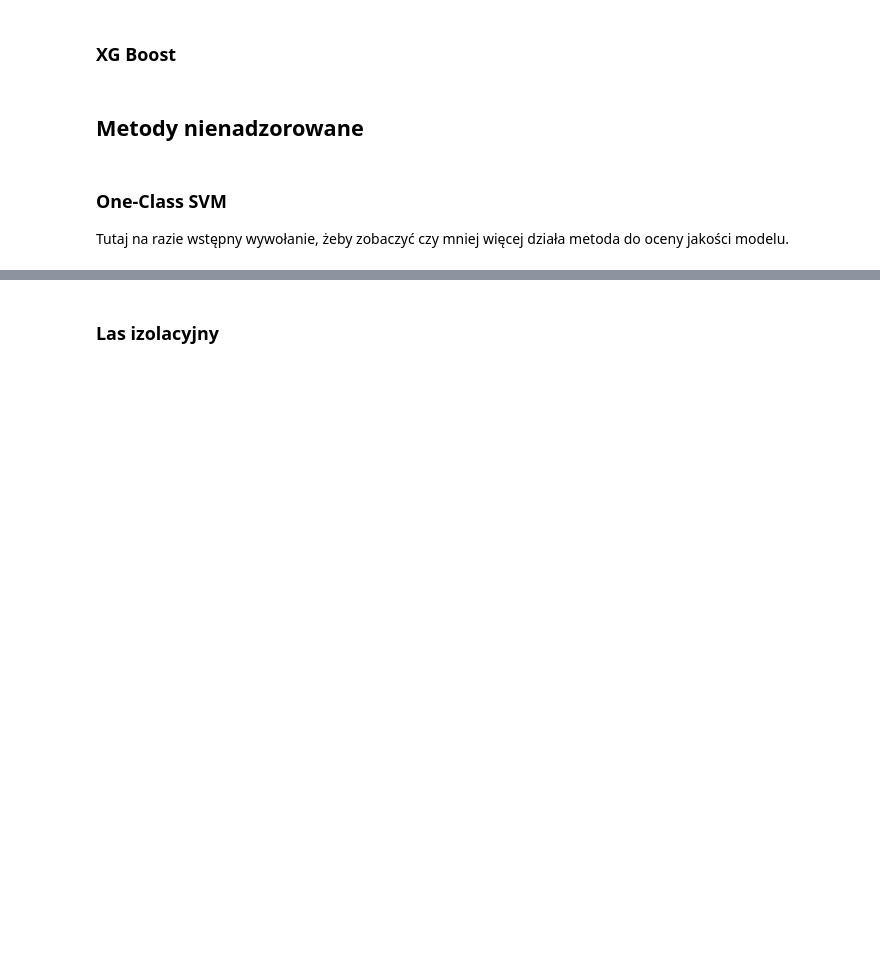
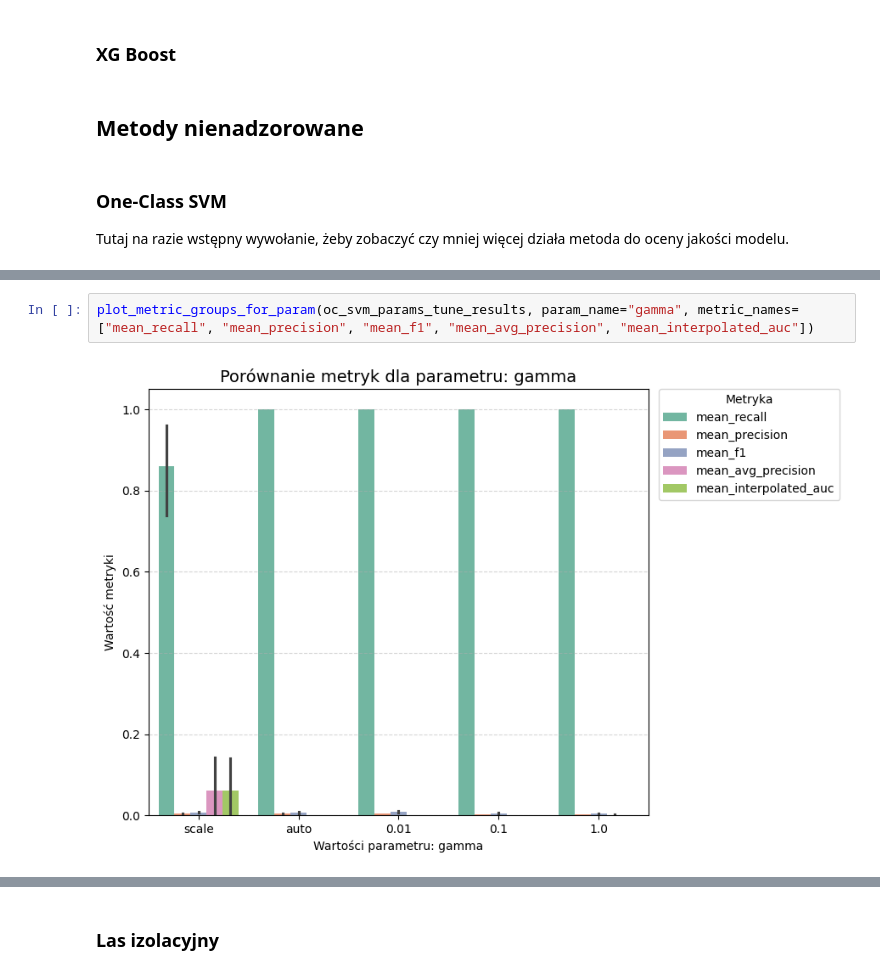
Before and after one commit to Sarnapa/Credit-Card-Fraud-Detection, a Jupyter notebook: Notebooks/CreditCardFraudDetection_AnomalyDetectionAnalysis.ipynb, the cells around one changed output, grey strips where cells are left out. Saved outputs shown, nothing was run; the diff lists cells and outputs as text; blank space fills up the shorter version.

```diff
--- a/Notebooks/CreditCardFraudDetection_AnomalyDetectionAnalysis.ipynb
+++ b/Notebooks/CreditCardFraudDetection_AnomalyDetectionAnalysis.ipynb
@@ -1011,0 +1202,4 @@ max        1.000000   0.111111            0.228507           0.321684
+# %%
+plot_metric_groups_for_param(oc_svm_params_tune_results, param_name="gamma", metric_names=["mean_recall", "mean_precision", "mean_f1", "mean_avg_precision", "mean_interpolated_auc"])
+# %% [output]
+[figure, added]
```
Also changed, not shown: parts of 32 cells of this notebook.
